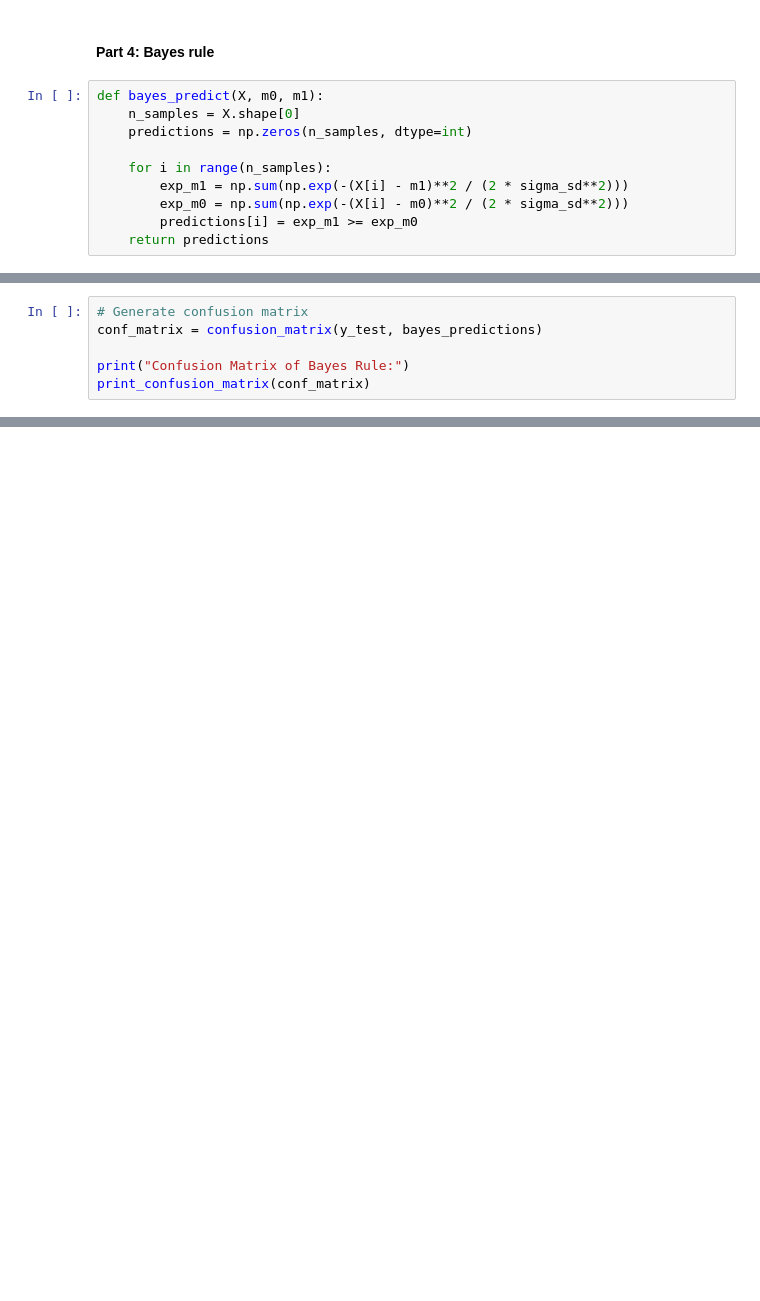
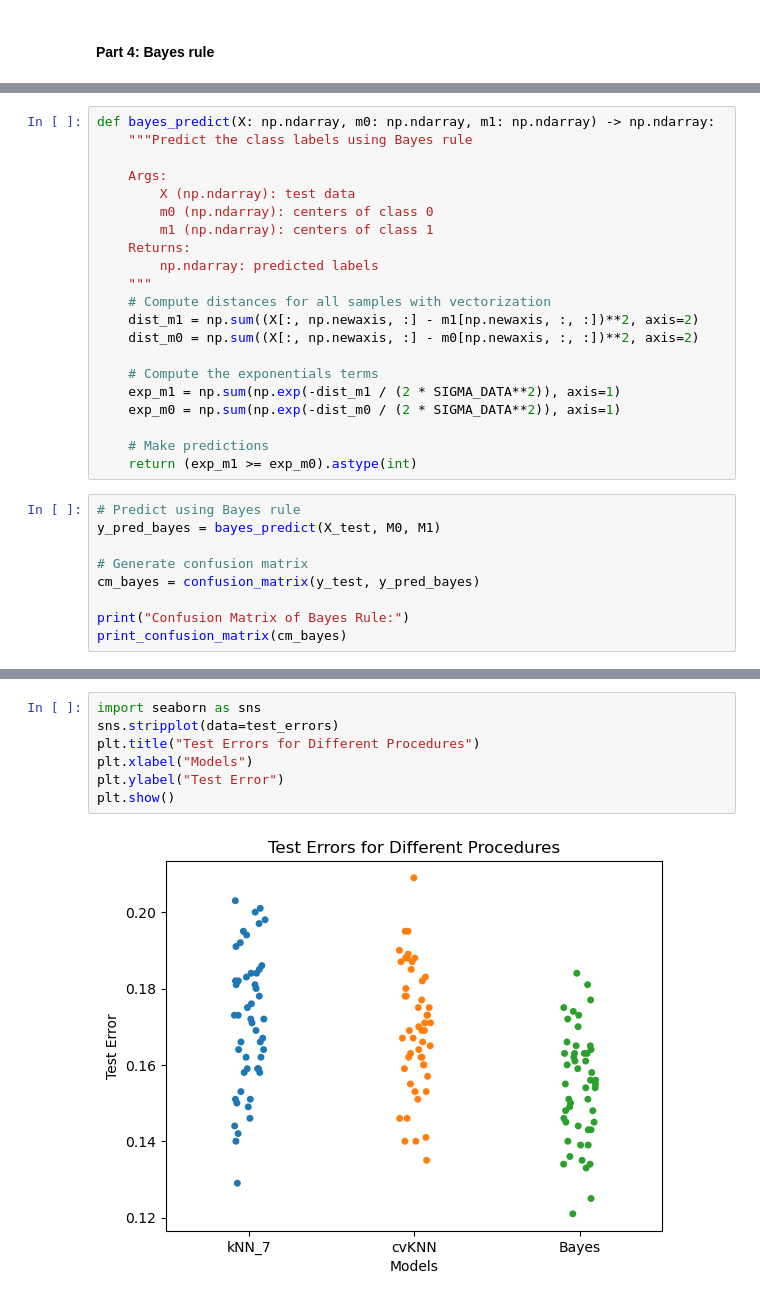
Before and after one commit to lycpaul/cs598-psl, a Jupyter notebook: code1/q1.ipynb, the cells around one changed output, grey strips where cells are left out. Saved outputs shown, nothing was run; the diff lists cells and outputs as text; blank space fills up the shorter version.

```diff
--- a/code1/q1.ipynb
+++ b/code1/q1.ipynb
@@ -294,12 +337,2 @@ Actual Positive |               1178 |                3822|
 # %% [markdown]
 #### Part 4: Bayes rule
-# %%
-def bayes_predict(X, m0, m1):
-    n_samples = X.shape[0]
-    predictions = np.zeros(n_samples, dtype=int)
-
-    for i in range(n_samples):
-        exp_m1 = np.sum(np.exp(-(X[i] - m1)**2 / (2 * sigma_sd**2)))
-        exp_m0 = np.sum(np.exp(-(X[i] - m0)**2 / (2 * sigma_sd**2)))
-        predictions[i] = exp_m1 >= exp_m0
-    return predictions
@@ -313,9 +339,33 @@ array([1, 1, 1, ..., 0, 0, 0])
+# %%
+def bayes_predict(X: np.ndarray, m0: np.ndarray, m1: np.ndarray) -> np.ndarray:
+    """Predict the class labels using Bayes rule
+
+    Args:
+        X (np.ndarray): test data
+        m0 (np.ndarray): centers of class 0
+        m1 (np.ndarray): centers of class 1
+    Returns:
+        np.ndarray: predicted labels
+    """
+    # Compute distances for all samples with vectorization
+    dist_m1 = np.sum((X[:, np.newaxis, :] - m1[np.newaxis, :, :])**2, axis=2)
+    dist_m0 = np.sum((X[:, np.newaxis, :] - m0[np.newaxis, :, :])**2, axis=2)
+
+    # Compute the exponentials terms
+    exp_m1 = np.sum(np.exp(-dist_m1 / (2 * SIGMA_DATA**2)), axis=1)
+    exp_m0 = np.sum(np.exp(-dist_m0 / (2 * SIGMA_DATA**2)), axis=1)
+
+    # Make predictions
+    return (exp_m1 >= exp_m0).astype(int)
 # %%
+# Predict using Bayes rule
+y_pred_bayes = bayes_predict(X_test, M0, M1)
+
 # Generate confusion matrix
-conf_matrix = confusion_matrix(y_test, bayes_predictions)
+cm_bayes = confusion_matrix(y_test, y_pred_bayes)
 
 print("Confusion Matrix of Bayes Rule:")
-print_confusion_matrix(conf_matrix)
+print_confusion_matrix(cm_bayes)
 # %% [output]
 Confusion Matrix of Bayes Rule:
 Confusion Matrix| Predicted Negative | Predicted Positive |
@@ -350,0 +443,9 @@ Actual Positive |                597 |                4403|
+# %%
+import seaborn as sns
+sns.stripplot(data=test_errors)
+plt.title("Test Errors for Different Procedures")
+plt.xlabel("Models")
+plt.ylabel("Test Error")
+plt.show()
+# %% [output]
+[figure, added]
```
Also changed, not shown: parts of 30 cells of this notebook, 1 other file.
